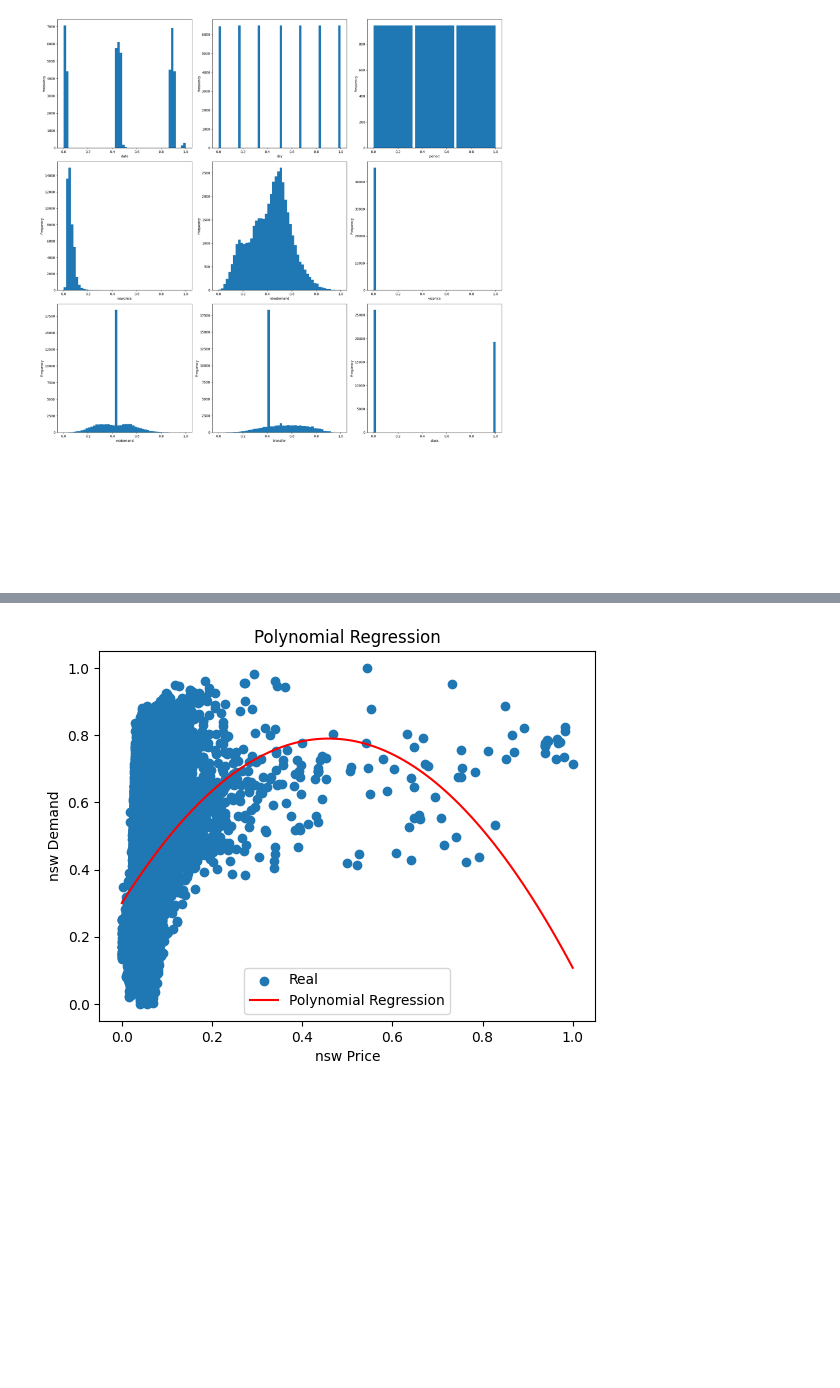
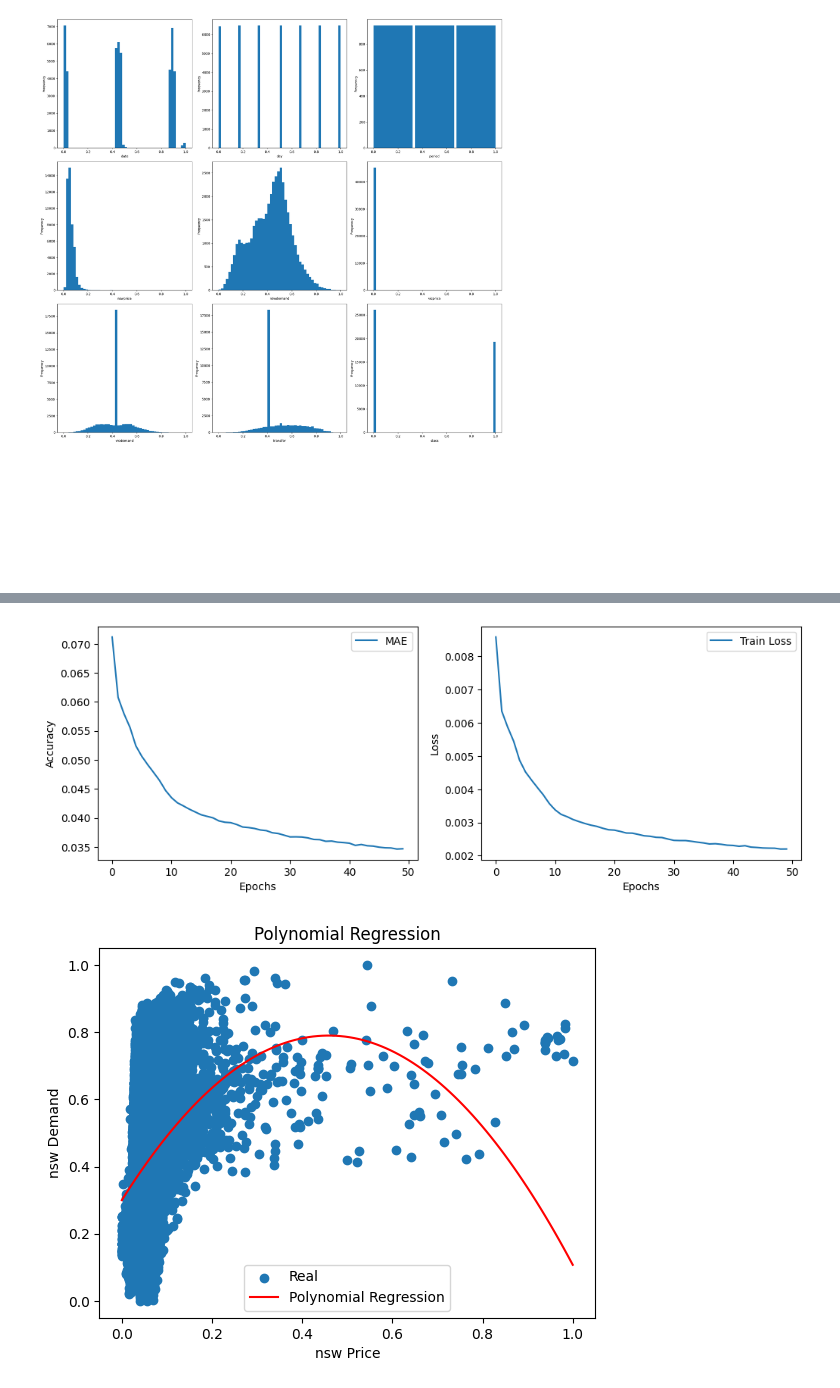
Before and after one commit to tristan0huang/ECS171, a Jupyter notebook: ECS_171_FinalProject.ipynb, the cells around one changed output, grey strips where cells are left out. Drawn from its saved outputs; the diff is of its cells as text; code cells hidden in the pictures; blank space fills up the shorter version.

```diff
--- a/ECS_171_FinalProject.ipynb
+++ b/ECS_171_FinalProject.ipynb
@@ -79,3 +76,28 @@ plt.tight_layout()
 plt.show()
 # %% [output]
 [figure]
+# %%
+X_nn = df.drop(columns=['nswdemand','nswdemand'], axis=1)
+y_nn = df['nswdemand']
+
+
+
+X_train, X_test, y_train, y_test = train_test_split(X_nn, y_nn, test_size=0.2, random_state=42)
+X_train = np.array(X_train, dtype='float32')
+X_test = np.array(X_test, dtype='float32')
+
+model = Sequential([
+    Dense(512, activation='relu', input_dim=X_train.shape[1]),
+    Dense(256, activation='relu'),
+    Dense(128, activation='relu'),
+    Dense(64, activation='relu'),
+    Dense(32, activation='relu'),
+    Dense(1, activation='linear')
+
+])
+
+model.compile(optimizer='adam', loss='MSE', metrics=['mean_absolute_error'])
+
+history = model.fit(X_train, y_train, epochs=50, batch_size=4, validation_split=0.2)
+test_loss, test_mae = model.evaluate(X_test, y_test)
+predictions = model.predict(X_test)
@@ -81,0 +121,17 @@ plt.show()
+# %%
+print('Test Loss:', test_loss)
+print('Test Mean Average Loss:', test_mae)
+plt.figure(figsize=(12, 4))
+plt.subplot(1, 2, 1)
+plt.plot(history.history['mean_absolute_error'], label='MAE')
+plt.xlabel('Epochs')
+plt.ylabel('Accuracy')
+plt.legend()
+
+plt.subplot(1, 2, 2)
+plt.plot(history.history['loss'], label='Train Loss')
+plt.xlabel('Epochs')
+plt.ylabel('Loss')
+plt.legend()
+plt.show()
+# %% [output]
@@ -81,0 +140 @@ plt.show()
+[figure, added]
```
Also changed, not shown: parts of 10 cells of this notebook.
